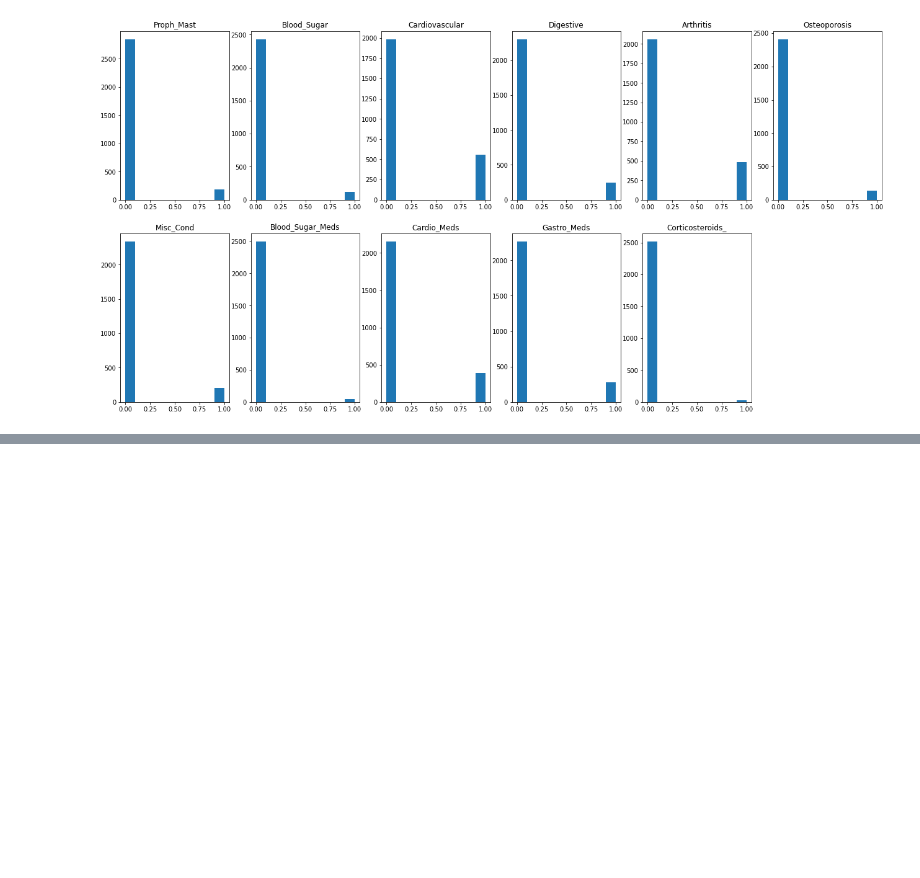
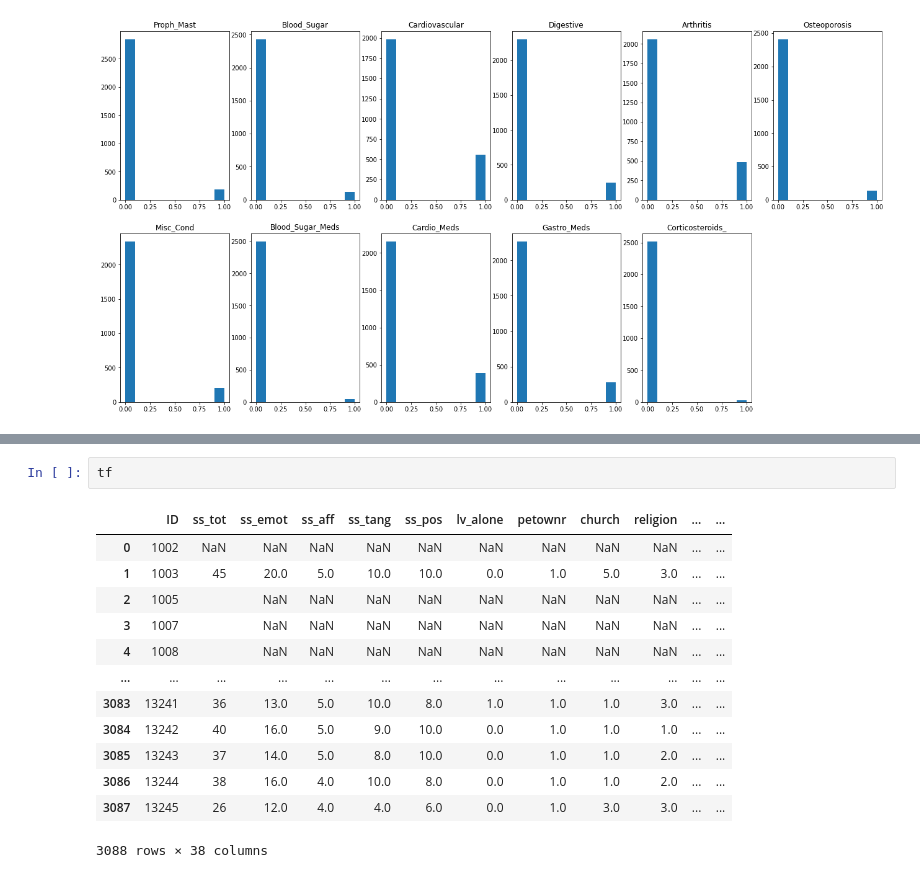
Before and after one commit to pndang/Project_WHEL, a Jupyter notebook: Project_WHEL.ipynb, the cells around one changed output, grey strips where cells are left out. Drawn from its saved outputs; the diff is of its cells as text; blank space fills up the shorter version.

```diff
--- a/Project_WHEL.ipynb
+++ b/Project_WHEL.ipynb
@@ -144,0 +157,16 @@ fd.head(5)
+# %%
+tf
+# %% [output]
+|  | ID | ss_tot | ss_emot | ss_aff | ss_tang | ss_pos | lv_alone | petownr | church | religion | ... | ... |
+| 0 | 1002 | NaN | NaN | NaN | NaN | NaN | NaN | NaN | NaN | NaN | ... | ... |
+| 1 | 1003 | 45 | 20.0 | 5.0 | 10.0 | 10.0 | 0.0 | 1.0 | 5.0 | 3.0 | ... | ... |
+| 2 | 1005 |  | NaN | NaN | NaN | NaN | NaN | NaN | NaN | NaN | ... | ... |
+| 3 | 1007 |  | NaN | NaN | NaN | NaN | NaN | NaN | NaN | NaN | ... | ... |
+| 4 | 1008 |  | NaN | NaN | NaN | NaN | NaN | NaN | NaN | NaN | ... | ... |
+| ... | ... | ... | ... | ... | ... | ... | ... | ... | ... | ... | ... | ... |
+| 3083 | 13241 | 36 | 13.0 | 5.0 | 10.0 | 8.0 | 1.0 | 1.0 | 1.0 | 3.0 | ... | ... |
+| 3084 | 13242 | 40 | 16.0 | 5.0 | 9.0 | 10.0 | 0.0 | 1.0 | 1.0 | 1.0 | ... | ... |
+| 3085 | 13243 | 37 | 14.0 | 5.0 | 8.0 | 10.0 | 0.0 | 1.0 | 1.0 | 2.0 | ... | ... |
+| 3086 | 13244 | 38 | 16.0 | 4.0 | 10.0 | 8.0 | 0.0 | 1.0 | 1.0 | 2.0 | ... | ... |
+| 3087 | 13245 | 26 | 12.0 | 4.0 | 4.0 | 6.0 | 0.0 | 1.0 | 3.0 | 3.0 | ... | ... |
+3088 rows × 38 columns
```
Also changed, not shown: parts of 28 cells of this notebook.
